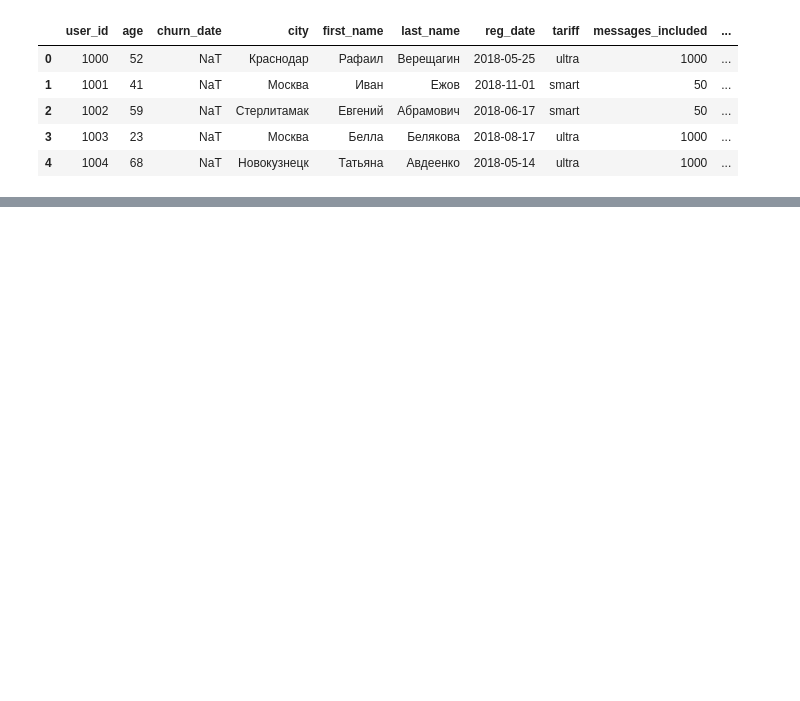
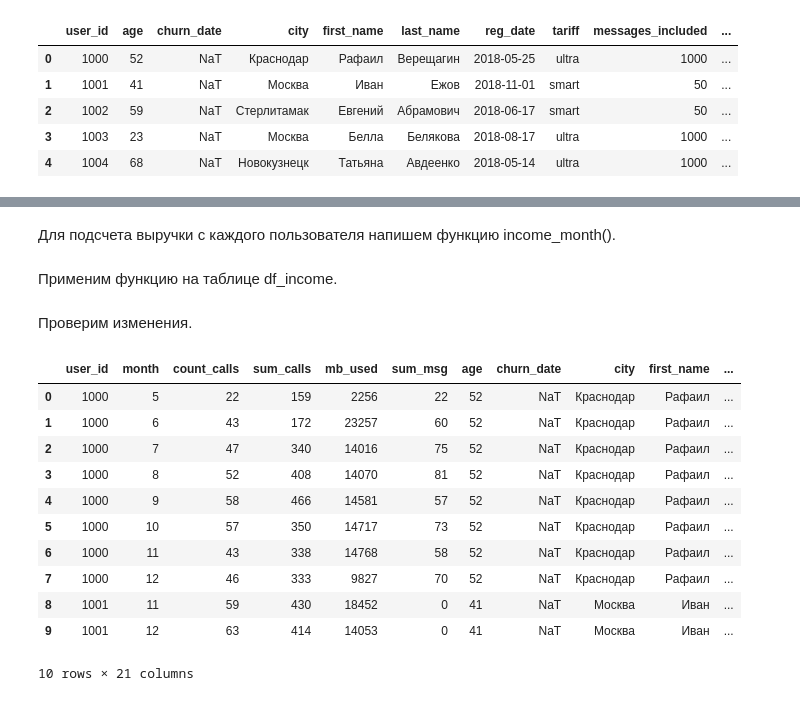
Before and after one commit to kozyreviva/Data_Science, a Jupyter notebook: statistical_analysis.ipynb, the cells around one changed output, grey strips where cells are left out. Saved outputs shown, nothing was run; the diff lists cells and outputs as text; code cells hidden in the pictures; blank space fills up the shorter version.

```diff
--- a/statistical_analysis.ipynb
+++ b/statistical_analysis.ipynb
@@ -347,4 +352,4 @@ df_combine.head()
 # %%
-df_combine = df_combine.join(user_tariff_df.set_index("user_id"),how = "outer", on = "user_id")
-df_combine.head()
+df_combine = df_combine.merge(user_tariff_df.set_index("user_id"),how = "outer", on = "user_id")              #объединение таблиц
+df_combine.info()                                                               #вывод информации о таблице
 # %% [output]
@@ -359,0 +378,2 @@ df_users_messages = users_df.join(messages_df.set_index("user_id"),how = "outer"
+# %% [markdown]
+Для подсчета выручки с каждого пользователя напишем функцию income_month().
@@ -359,0 +397,2 @@ df_users_messages = users_df.join(messages_df.set_index("user_id"),how = "outer"
+# %% [markdown]
+Применим функцию на таблице df_income.
@@ -359,0 +401,17 @@ df_users_messages = users_df.join(messages_df.set_index("user_id"),how = "outer"
+# %% [markdown]
+Проверим изменения.
+# %%
+df_combine.head(10)                                                             #вывод таблицы на экран
+# %% [output]
+|  | user_id | month | count_calls | sum_calls | mb_used | sum_msg | age | churn_date | city | first_name | ... |
+| 0 | 1000 | 5 | 22 | 159 | 2256 | 22 | 52 | NaT | Краснодар | Рафаил | ... |
+| 1 | 1000 | 6 | 43 | 172 | 23257 | 60 | 52 | NaT | Краснодар | Рафаил | ... |
+| 2 | 1000 | 7 | 47 | 340 | 14016 | 75 | 52 | NaT | Краснодар | Рафаил | ... |
+| 3 | 1000 | 8 | 52 | 408 | 14070 | 81 | 52 | NaT | Краснодар | Рафаил | ... |
+| 4 | 1000 | 9 | 58 | 466 | 14581 | 57 | 52 | NaT | Краснодар | Рафаил | ... |
+| 5 | 1000 | 10 | 57 | 350 | 14717 | 73 | 52 | NaT | Краснодар | Рафаил | ... |
+| 6 | 1000 | 11 | 43 | 338 | 14768 | 58 | 52 | NaT | Краснодар | Рафаил | ... |
+| 7 | 1000 | 12 | 46 | 333 | 9827 | 70 | 52 | NaT | Краснодар | Рафаил | ... |
+| 8 | 1001 | 11 | 59 | 430 | 18452 | 0 | 41 | NaT | Москва | Иван | ... |
+| 9 | 1001 | 12 | 63 | 414 | 14053 | 0 | 41 | NaT | Москва | Иван | ... |
+10 rows × 21 columns
```
Also changed, not shown: parts of 53 cells of this notebook.
